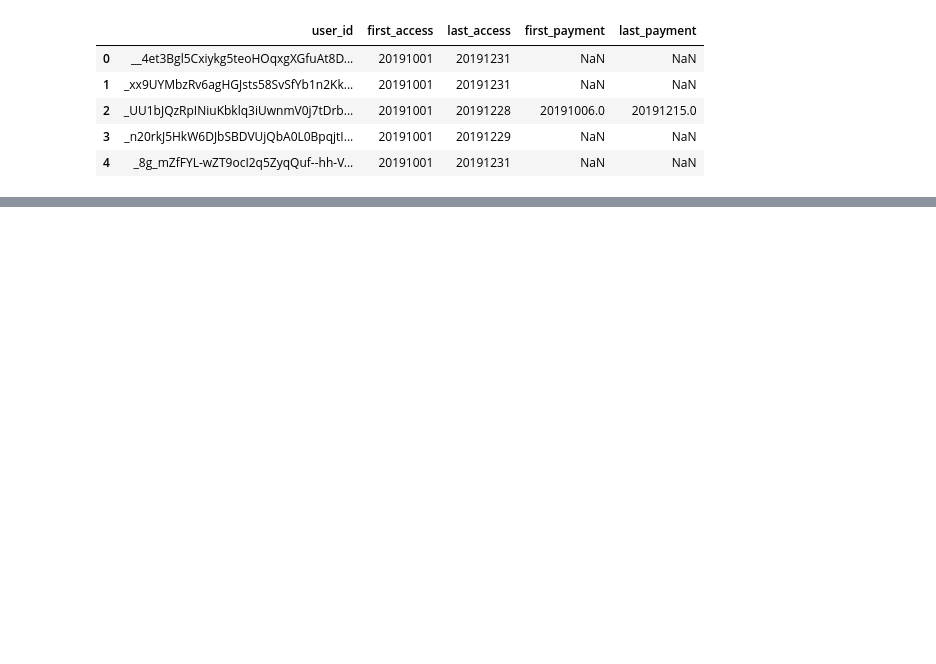
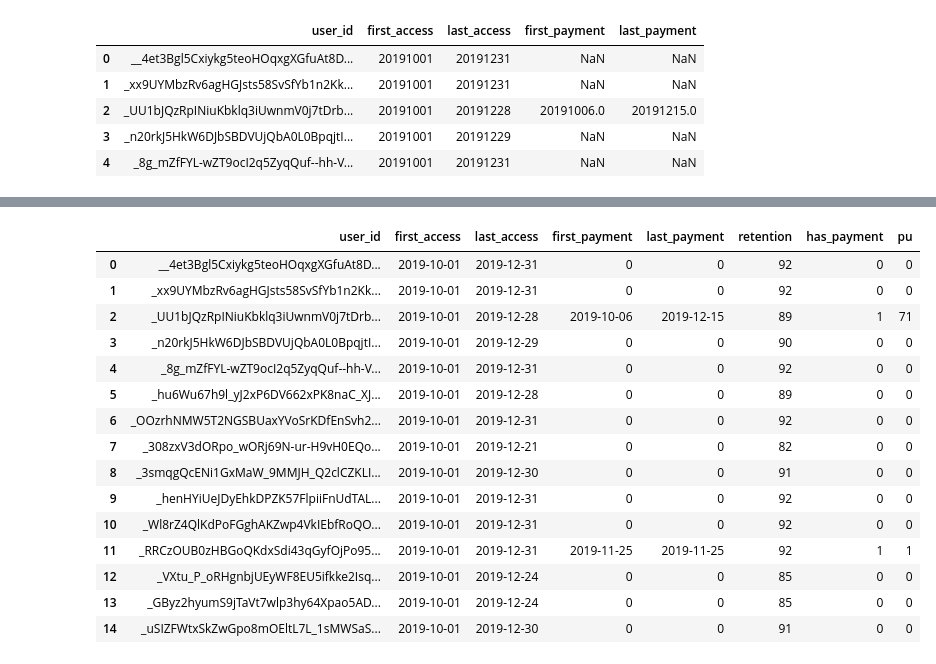
Before and after one commit to YeHoonJang/archive_for_everything, a Jupyter notebook: line/line_studio_assignment.ipynb, the cells around one changed output, grey strips where cells are left out. Cells and saved outputs as stored; diff of their text form; code cells hidden in the pictures; blank space fills up the shorter version.

```diff
--- a/line/line_studio_assignment.ipynb
+++ b/line/line_studio_assignment.ipynb
@@ -25,0 +65,3 @@ user_df.head()
+# %%
+user_df.first_payment = user_df.first_payment.fillna(0).astype(int)
+user_df.last_payment = user_df.last_payment.fillna(0).astype(int)
@@ -25,0 +72,3 @@ user_df.head()
+# %%
+user_df.first_payment = user_df.first_payment.astype(str).apply(lambda x : datetime.datetime.strptime(x, "%Y%m%d").date() if x != '0' else 0)
+user_df.last_payment = user_df.last_payment.astype(str).apply(lambda x : datetime.datetime.strptime(x, "%Y%m%d").date() if x != '0' else 0)
@@ -25,0 +119,20 @@ user_df.head()
+# %%
+user_df["pu"] = pu
+user_df.head(15)
+# %% [output]
+|  | user_id | first_access | last_access | first_payment | last_payment | retention | has_payment | pu |
+| 0 | __4et3Bgl5Cxiykg5teoHOqxgXGfuAt8D... | 2019-10-01 | 2019-12-31 | 0 | 0 | 92 | 0 | 0 |
+| 1 | _xx9UYMbzRv6agHGJsts58SvSfYb1n2Kk... | 2019-10-01 | 2019-12-31 | 0 | 0 | 92 | 0 | 0 |
+| 2 | _UU1bJQzRpINiuKbklq3iUwnmV0j7tDrb... | 2019-10-01 | 2019-12-28 | 2019-10-06 | 2019-12-15 | 89 | 1 | 71 |
+| 3 | _n20rkJ5HkW6DJbSBDVUjQbA0L0BpqjtI... | 2019-10-01 | 2019-12-29 | 0 | 0 | 90 | 0 | 0 |
+| 4 | _8g_mZfFYL-wZT9ocI2q5ZyqQuf--hh-V... | 2019-10-01 | 2019-12-31 | 0 | 0 | 92 | 0 | 0 |
+| 5 | _hu6Wu67h9l_yJ2xP6DV662xPK8naC_XJ... | 2019-10-01 | 2019-12-28 | 0 | 0 | 89 | 0 | 0 |
+| 6 | _OOzrhNMW5T2NGSBUaxYVoSrKDfEnSvh2... | 2019-10-01 | 2019-12-31 | 0 | 0 | 92 | 0 | 0 |
+| 7 | _308zxV3dORpo_wORj69N-ur-H9vH0EQo... | 2019-10-01 | 2019-12-21 | 0 | 0 | 82 | 0 | 0 |
+| 8 | _3smqgQcENi1GxMaW_9MMJH_Q2clCZKLI... | 2019-10-01 | 2019-12-30 | 0 | 0 | 91 | 0 | 0 |
+| 9 | _henHYiUeJDyEhkDPZK57FlpiiFnUdTAL... | 2019-10-01 | 2019-12-31 | 0 | 0 | 92 | 0 | 0 |
+| 10 | _Wl8rZ4QlKdPoFGghAKZwp4VkIEbfRoQO... | 2019-10-01 | 2019-12-31 | 0 | 0 | 92 | 0 | 0 |
+| 11 | _RRCzOUB0zHBGoQKdxSdi43qGyfOjPo95... | 2019-10-01 | 2019-12-31 | 2019-11-25 | 2019-11-25 | 92 | 1 | 1 |
+| 12 | _VXtu_P_oRHgnbjUEyWF8EU5ifkke2Isq... | 2019-10-01 | 2019-12-24 | 0 | 0 | 85 | 0 | 0 |
+| 13 | _GByz2hyumS9jTaVt7wlp3hy64Xpao5AD... | 2019-10-01 | 2019-12-24 | 0 | 0 | 85 | 0 | 0 |
+| 14 | _uSIZFWtxSkZwGpo8mOEltL7L_1sMWSaS... | 2019-10-01 | 2019-12-30 | 0 | 0 | 91 | 0 | 0 |
```
Also changed, not shown: parts of 20 cells of this notebook.
